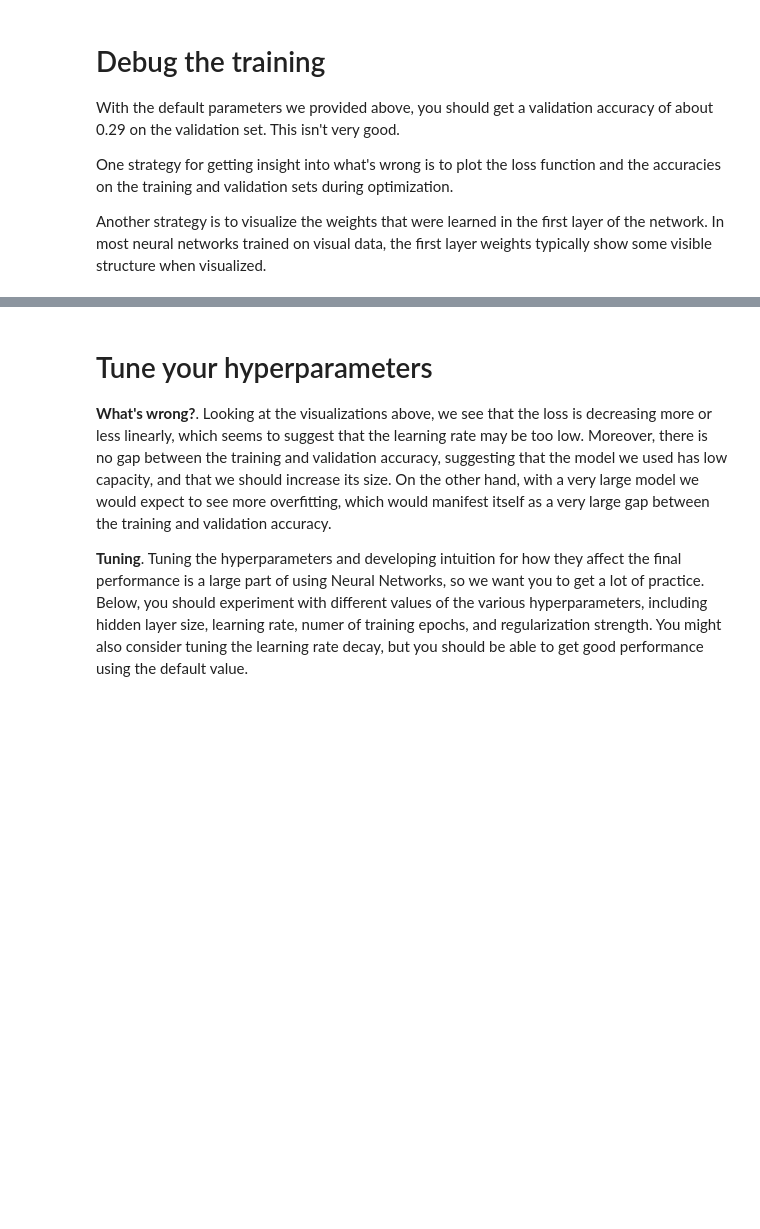
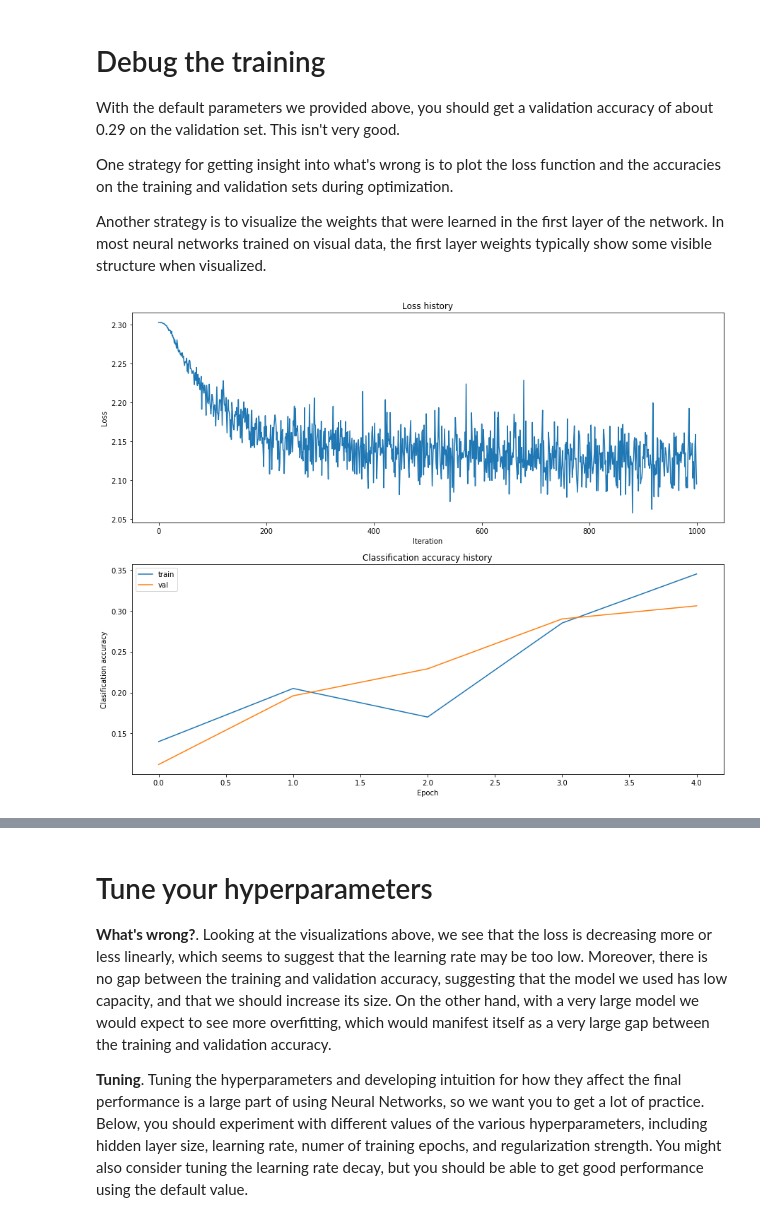
Before and after one commit to Salazar-Prime/Shallow_learn, a Jupyter notebook: HW1/two_layer_net.ipynb, the cells around one changed output, grey strips where cells are left out. Saved outputs shown, nothing was run; the diff lists cells and outputs as text; code cells hidden in the pictures; blank space fills up the shorter version.

```diff
--- a/HW1/two_layer_net.ipynb
+++ b/HW1/two_layer_net.ipynb
@@ -213,18 +245,21 @@ Another strategy is to visualize the weights that were learned in the first laye
 # %%
 # Plot the loss function and train / validation accuracies
 plt.subplot(2, 1, 1)
 plt.plot(stats['loss_history'])
 plt.title('Loss history')
 plt.xlabel('Iteration')
 plt.ylabel('Loss')
 
 plt.subplot(2, 1, 2)
 plt.plot(stats['train_acc_history'], label='train')
 plt.plot(stats['val_acc_history'], label='val')
 plt.title('Classification accuracy history')
+plt.legend() # Salazar
 plt.xlabel('Epoch')
 plt.ylabel('Clasification accuracy')
 plt.show()
+# %% [output]
+[figure, added]
 # %%
 from ie590.vis_utils import visualize_grid
 
```
Also changed, not shown: parts of 7 cells of this notebook, 1 other file.
